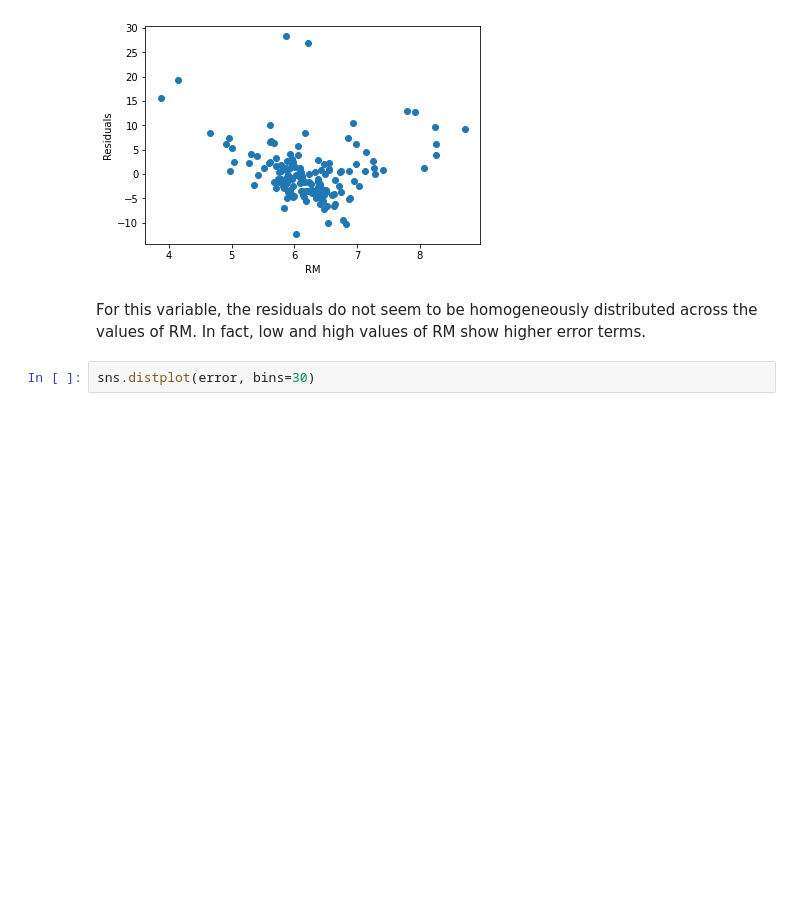
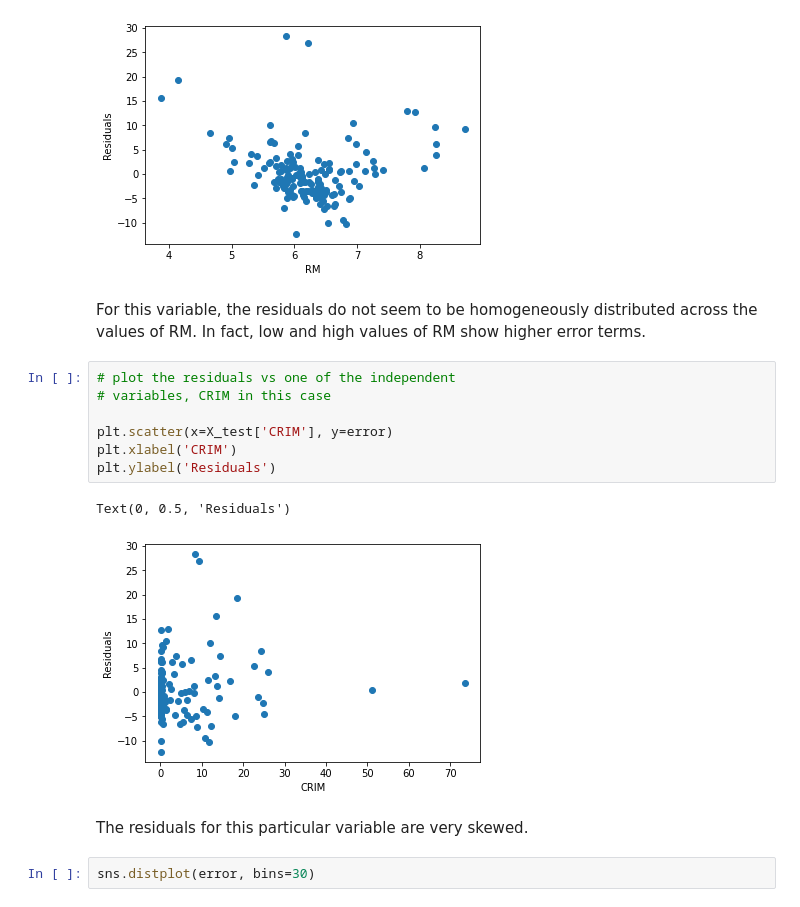
Before and after one commit to solegalli/feature-engineering-for-machine-learning, a Jupyter notebook: Section-03-Variable-Characteristics/03.4-Linear-Model-Assumptions.ipynb, the cells around one changed output. Saved outputs shown, nothing was run; the diff lists cells and outputs as text; blank space fills up the shorter version.

```diff
--- a/Section-03-Variable-Characteristics/03.4-Linear-Model-Assumptions.ipynb
+++ b/Section-03-Variable-Characteristics/03.4-Linear-Model-Assumptions.ipynb
@@ -641,6 +641,18 @@ Text(0, 0.5, 'Residuals')
 [figure]
 # %% [markdown]
 For this variable, the residuals do not seem to be homogeneously distributed across the values of RM. In fact, low and high values of RM show higher error terms.
+# %%
+# plot the residuals vs one of the independent
+# variables, CRIM in this case
+
+plt.scatter(x=X_test['CRIM'], y=error)
+plt.xlabel('CRIM')
+plt.ylabel('Residuals')
+# %% [output]
+Text(0, 0.5, 'Residuals')
+[figure, added]
+# %% [markdown]
+The residuals for this particular variable are very skewed.
 # %%
 sns.distplot(error, bins=30)
 # %% [output]
```
Also changed, not shown: parts of 9 cells of this notebook, 3 other files.
